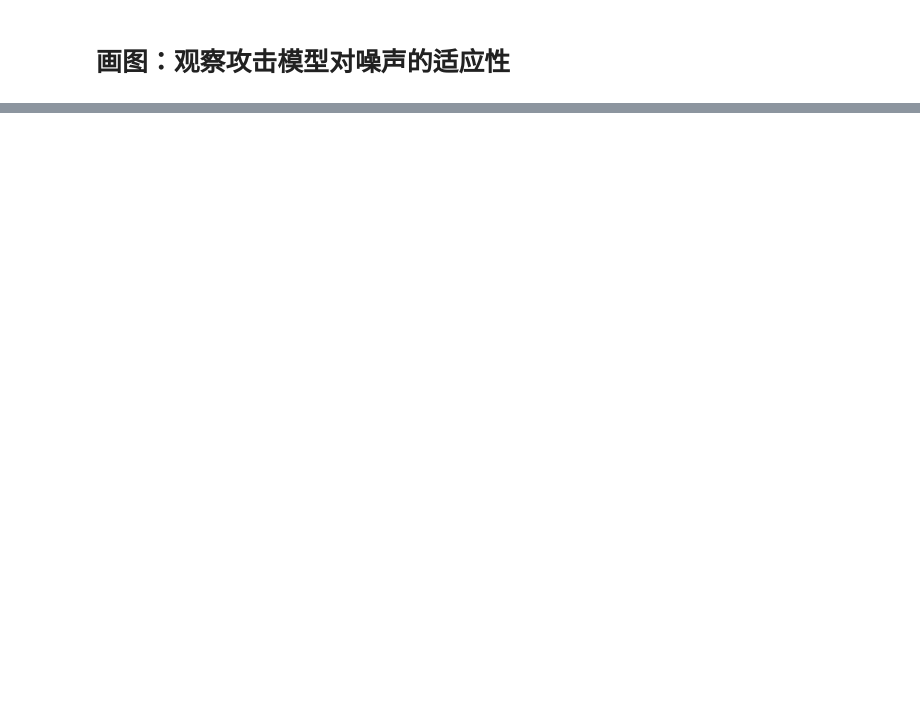
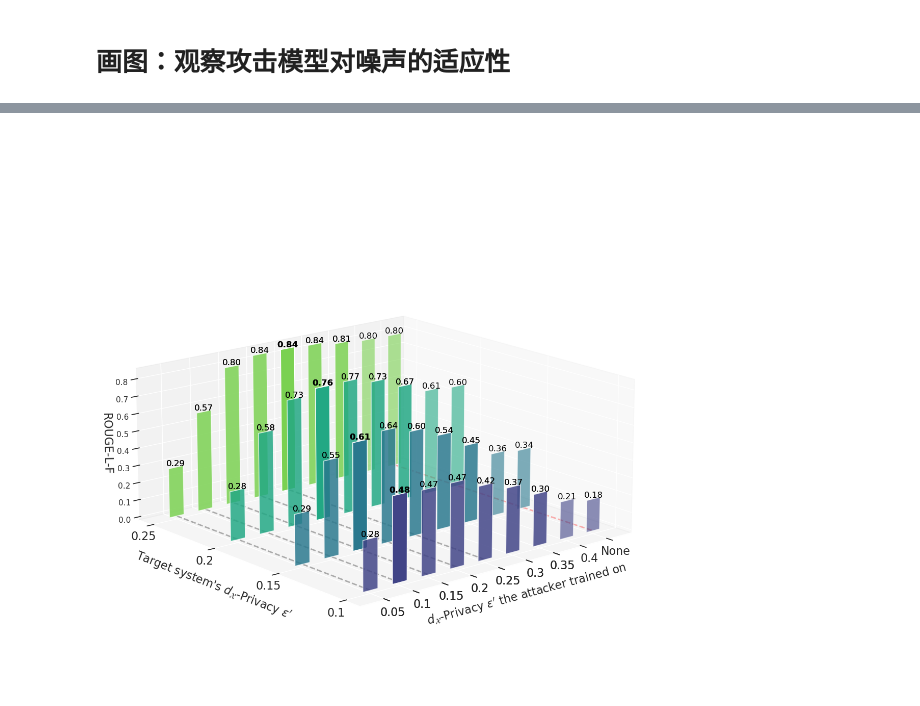
Before and after one commit to StupidTrees/SplitLLM, a Jupyter notebook: experiments/notebook/figures/noise_adapt.ipynb, the cells around one changed output, grey strips where cells are left out. Cells and saved outputs as stored; diff of their text form; code cells hidden in the pictures; blank space fills up the shorter version.

```diff
--- a/experiments/notebook/figures/noise_adapt.ipynb
+++ b/experiments/notebook/figures/noise_adapt.ipynb
@@ -25,0 +42,14 @@ df = pd.read_csv('/root/autodl-tmp/sfl/exp_data/noise_adapt1.csv')
+# %%
+result_map = {}
+for sfl_noise in noises:
+    atk_perform = {}
+    for summary, config, name in runs:
+        if config['noise_scale_dxp'] == sfl_noise:
+            atk_perform[float(config['attacker_prefix'].split(':')[-1])] = summary['client0_DRA_b2tr_rgLf_avg']
+    result_map[sfl_noise] = atk_perform
+
+all_data = result_map
+del all_data[0.4]
+del all_data[0.3]
+del all_data[0.35]
+all_data
@@ -25,0 +74,71 @@ df = pd.read_csv('/root/autodl-tmp/sfl/exp_data/noise_adapt1.csv')
+# %%
+from matplotlib import pyplot as plt
+import numpy as np
+from mpl_toolkits.mplot3d import Axes3D
+import seaborn as sns
+
+fig = plt.figure(figsize=(20, 14))
+
+ax = fig.add_subplot(111, projection='3d')
+
+# make the z axis shorter
+ax.get_proj = lambda: np.dot(Axes3D.get_proj(ax), np.diag([1.0, 1.0, 0.6, 1]))
+
+sns.set()
+colors = sns.color_palette("viridis", n_colors=len(all_data))
+
+sfl_dxps = sorted(list(all_data.keys()), reverse=True)
+atk_dxp = list(all_data[sfl_dxps[0]].keys())
+
+# Plotting each base_split
+for i, sfl_dxp in enumerate(sfl_dxps):
+    sps = []
+    for sp, _ in all_data[sfl_dxp].items():
+        if sp > 0.4:
+            continue
+        sps.append(sp)
+    sps = sorted(sps)
+    rouges = [all_data[sfl_dxp][sp] for sp in sps]
+    sps = [sp if sp != 0 else 0.45 for sp in sps]
+    sps = sps[1:] + sps[:-1]
+    rouges = rouges[1:] + rouges[:-1]
+    ax.bar(sps, rouges, zs=i, zdir='y', width=0.025, color=colors[3-i], alpha=0.6, label=sfl_dxp, zorder=2)
+    ax.bar([sfl_dxp], [all_data[sfl_dxp][sfl_dxp]], zs=i, zdir='y', width=0.025, color=colors[3-i], alpha=1.0, zorder=3)
+    for sp, rg in zip(sps, rouges):
+        # make it bold
+        ax.text(sp, i, rg + 0.02, f'{rg:.2f}', color='black', fontsize=12, ha='center', va='center', zorder=200,
+                fontweight='bold' if sp == sfl_dxp else 'normal')
+
+ax.set_xlabel('$d_{\mathcal{X}}$-Privacy $\epsilon\'$ the attacker trained on', fontsize=16, labelpad=22)
+ax.set_ylabel('Target system\'s $d_{\mathcal{X}}$-Privacy $\epsilon\'$' , fontsize=16, labelpad=22)
+ax.set_zlabel('ROUGE-L-F', fontsize=16)
+ax.set_yticks(range(len(sfl_dxps)))
+ax.set_yticklabels([f'{sfl_dxp}' for sfl_dxp in sfl_dxps], fontsize=16)
+
+ax.set_xticks(sps)
+ax.set_xticklabels([f'{ad}' if ad != 0.45 else 'None' for ad in sps], fontsize=12)
+# show all labels of x ticks
+
+
+# show more labels on the x axis
+# ax.set_xticks(sp_values)
+# flip the x axis
+# enlarge the x ticks size
+ax.tick_params(axis='x', labelsize=16)
+# draw dashed line alone the y axis where x=5
+# for idx in [1,2,3,4, 8]:
+#   ax.plot([idx, idx], [0, len(sfl_dxps)-1], [0, 0], color='black' if idx != 8 else 'red', linestyle='--', linewidth=2, alpha=0.3)
+
+for idx in [0.05, 0.1, 0.15, 0.2, 0.25, 0.45]:
+    ax.plot([idx, idx], [0, len(sfl_dxps) - 1], [0, 0], color='black' if idx != 0.45 else 'red', linestyle='--',
+            linewidth=2, alpha=0.3)
+ax.invert_xaxis()
+
+ax.view_init(elev=15, azim=50)
+# make the background transparent
+plt.gca().patch.set_alpha(0)
+# save the plot
+plt.tight_layout()
+plt.savefig('/root/autodl-tmp/sfl/exp_data/noise_adaption.pdf')
+# %% [output]
+[figure, added]
```
Also changed, not shown: parts of 5 cells of this notebook, 35 other files.
